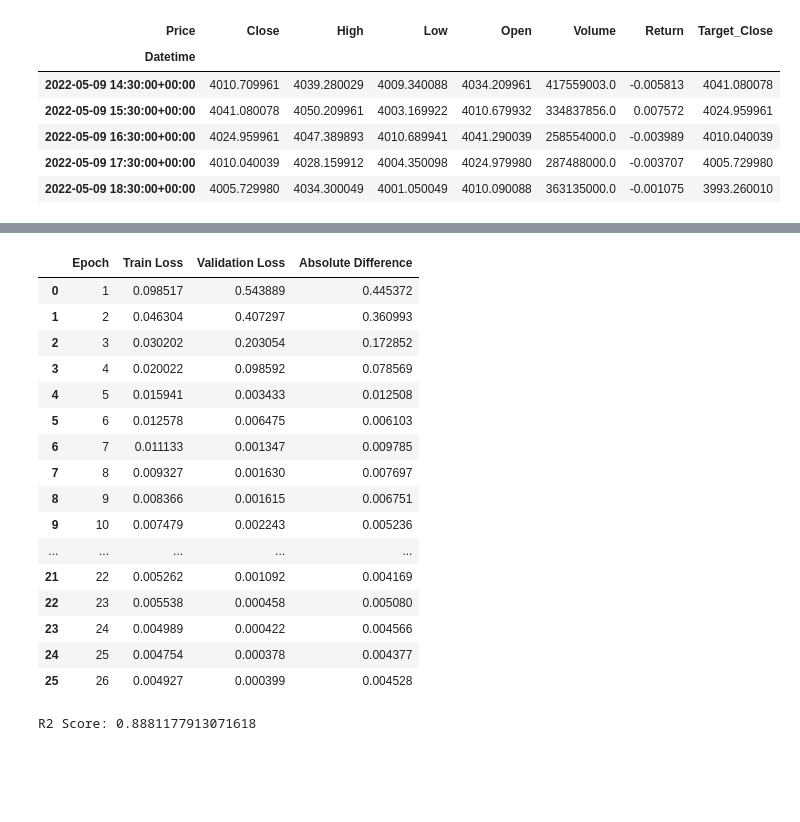
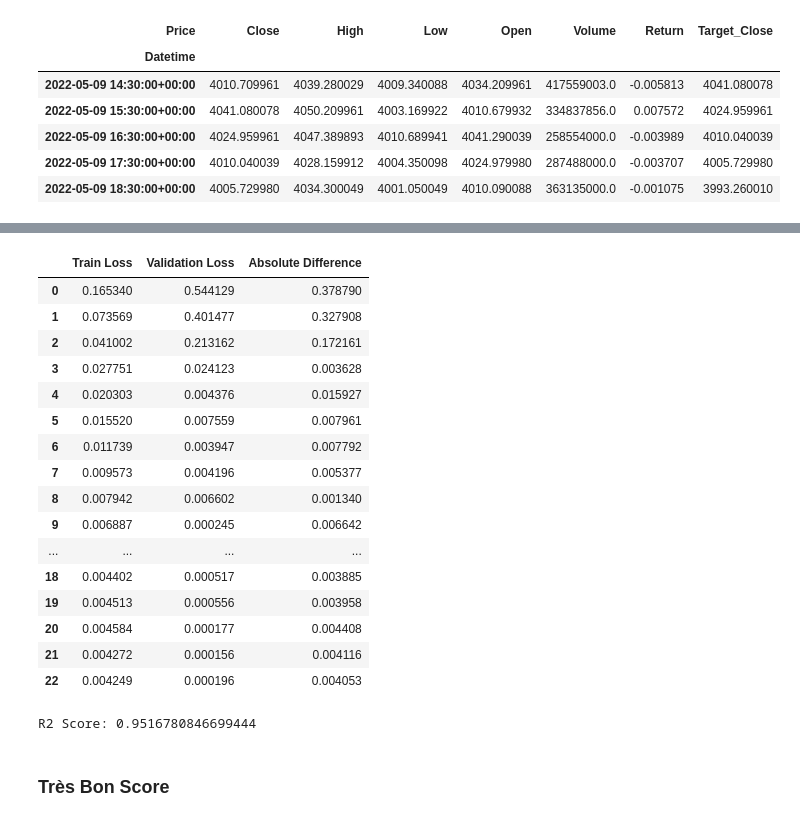
Before and after one commit to JulienBellande/MarketSense, a Jupyter notebook: IA_research.ipynb, the cells around one changed output, grey strips where cells are left out. Saved outputs shown, nothing was run; the diff lists cells and outputs as text; code cells hidden in the pictures; blank space fills up the shorter version.

```diff
--- a/IA_research.ipynb
+++ b/IA_research.ipynb
@@ -149,7 +150,7 @@ X_scaled = scaler_X.fit_transform(data['Close'].values.reshape(-1, 1))
 y_scaled = scaler_y.fit_transform(data['Target_Close'].values.reshape(-1, 1))
 # %%
 # fonction pour créer une fênetre
-def create_sequences(features, target, seq_length=90):
+def create_sequences(features, target, seq_length=45):
     X_seq, y_seq = [], []
     for i in range(len(features) - seq_length - 1):
         X_seq.append(features[i:i+seq_length])
@@ -251,39 +240,39 @@ plt.show()
 # %%
 # Création d’un DataFrame pour comparer les courbes de loss
 df_loss = pd.DataFrame({
-    'Epoch': list(range(1, len(history.history['loss']) + 1)),
     'Train Loss': history.history['loss'],
     'Validation Loss': history.history['val_loss']
 })
 
 df_loss['Absolute Difference'] = np.abs(df_loss['Train Loss'] - df_loss['Validation Loss'])
 
-# Affichage des 10 premières lignes
 df_loss
 # %% [output]
-|  | Epoch | Train Loss | Validation Loss | Absolute Difference |
-| 0 | 1 | 0.098517 | 0.543889 | 0.445372 |
-| 1 | 2 | 0.046304 | 0.407297 | 0.360993 |
-| 2 | 3 | 0.030202 | 0.203054 | 0.172852 |
-| 3 | 4 | 0.020022 | 0.098592 | 0.078569 |
-| 4 | 5 | 0.015941 | 0.003433 | 0.012508 |
-| 5 | 6 | 0.012578 | 0.006475 | 0.006103 |
-| 6 | 7 | 0.011133 | 0.001347 | 0.009785 |
-| 7 | 8 | 0.009327 | 0.001630 | 0.007697 |
-| 8 | 9 | 0.008366 | 0.001615 | 0.006751 |
-| 9 | 10 | 0.007479 | 0.002243 | 0.005236 |
-| ... | ... | ... | ... | ... |
-| 21 | 22 | 0.005262 | 0.001092 | 0.004169 |
-| 22 | 23 | 0.005538 | 0.000458 | 0.005080 |
-| 23 | 24 | 0.004989 | 0.000422 | 0.004566 |
-| 24 | 25 | 0.004754 | 0.000378 | 0.004377 |
-| 25 | 26 | 0.004927 | 0.000399 | 0.004528 |
+|  | Train Loss | Validation Loss | Absolute Difference |
+| 0 | 0.165340 | 0.544129 | 0.378790 |
+| 1 | 0.073569 | 0.401477 | 0.327908 |
+| 2 | 0.041002 | 0.213162 | 0.172161 |
+| 3 | 0.027751 | 0.024123 | 0.003628 |
+| 4 | 0.020303 | 0.004376 | 0.015927 |
+| 5 | 0.015520 | 0.007559 | 0.007961 |
+| 6 | 0.011739 | 0.003947 | 0.007792 |
+| 7 | 0.009573 | 0.004196 | 0.005377 |
+| 8 | 0.007942 | 0.006602 | 0.001340 |
+| 9 | 0.006887 | 0.000245 | 0.006642 |
+| ... | ... | ... | ... |
+| 18 | 0.004402 | 0.000517 | 0.003885 |
+| 19 | 0.004513 | 0.000556 | 0.003958 |
+| 20 | 0.004584 | 0.000177 | 0.004408 |
+| 21 | 0.004272 | 0.000156 | 0.004116 |
+| 22 | 0.004249 | 0.000196 | 0.004053 |
 # %%
 #R2
 from sklearn.metrics import r2_score
 r2 = r2_score(y_test_actual, y_pred_actual)
 print(f"R2 Score: {r2}")
 # %% [output]
-R2 Score: 0.8881177913071618
+R2 Score: 0.9516780846699444
+# %% [markdown]
+### Très Bon Score
 # %%
 model.save('GRU_Agent.keras')
```
Also changed, not shown: parts of 17 cells of this notebook, 5 other files.
